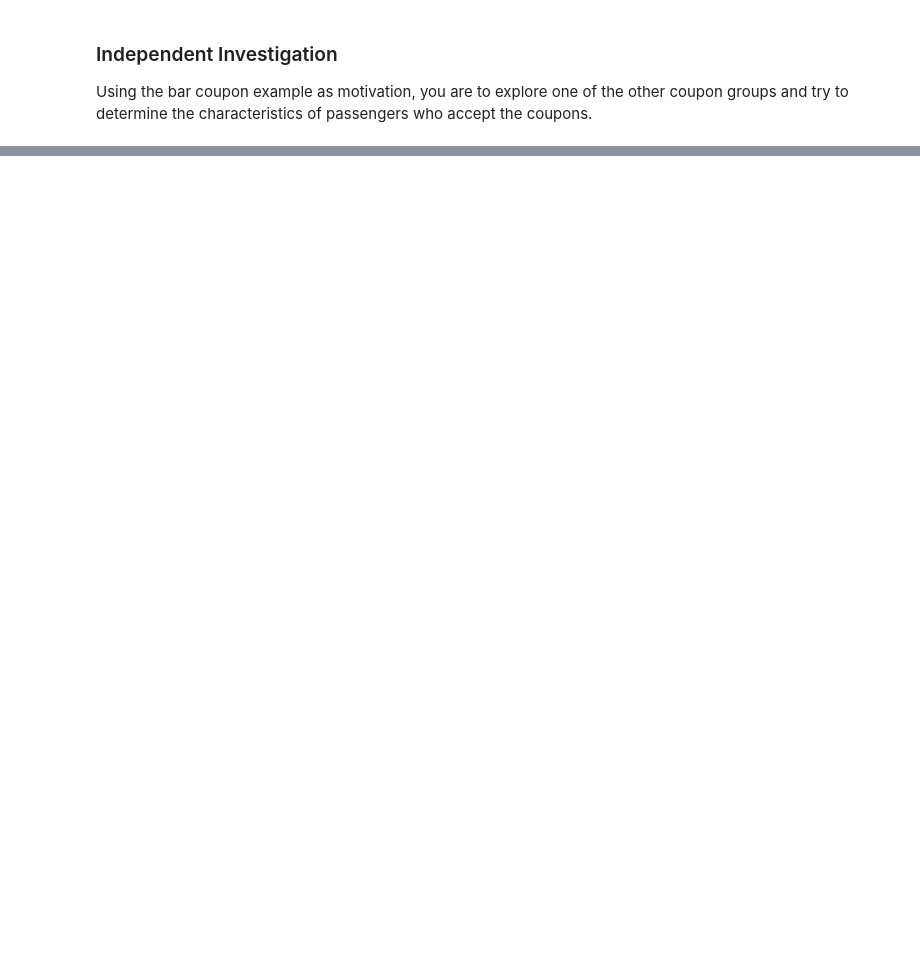
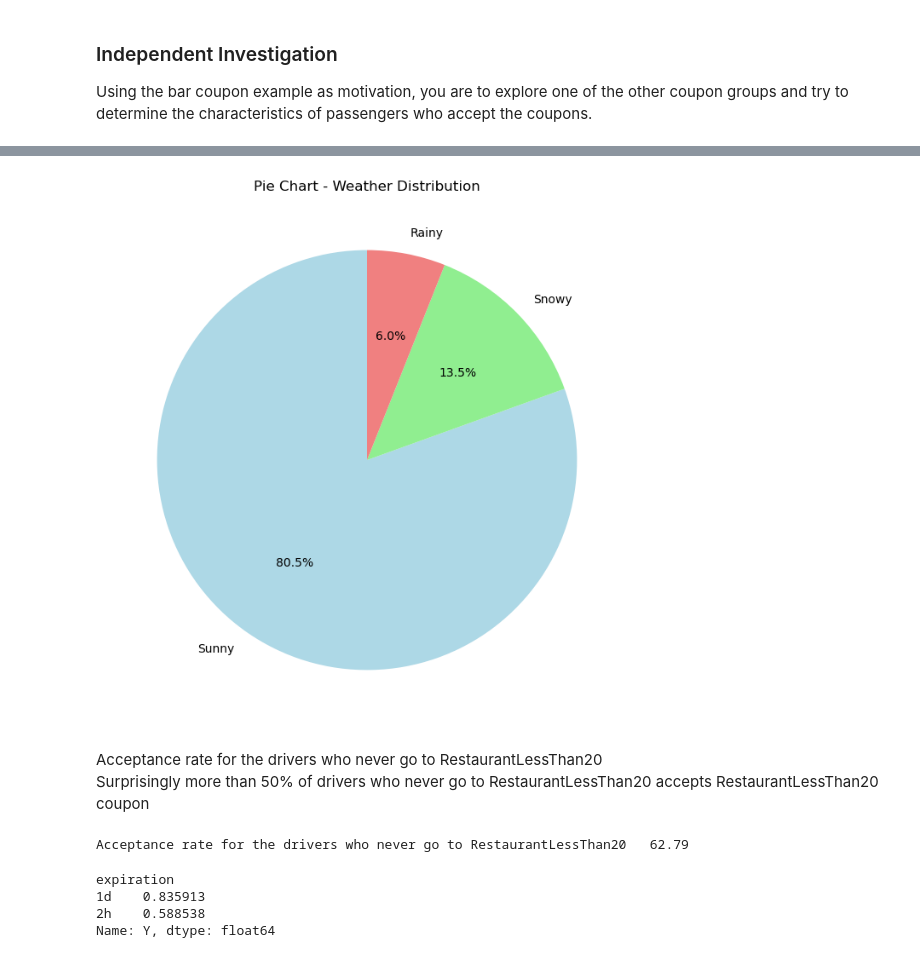
Before and after one commit to neel-mlai-11/-assignment_5_1_starter, a Jupyter notebook: prompt.ipynb, the cells around one changed output, grey strips where cells are left out. Drawn from its saved outputs; the diff is of its cells as text; code cells hidden in the pictures; blank space fills up the shorter version.

```diff
--- a/prompt.ipynb
+++ b/prompt.ipynb
@@ -349,0 +337,30 @@ Using the bar coupon example as motivation, you are to explore one of the other
+# %%
+# which weather has more acceptance for coupon ?
+plt.figure(figsize=(8, 8))
+rest20_data['weather'].value_counts().plot.pie(autopct='%1.1f%%', startangle=90, colors=['lightblue', 'lightgreen', 'lightcoral'])
+plt.title('Pie Chart - Weather Distribution')
+plt.ylabel('')
+plt.show()
+# %% [output]
+[figure, added]
+# %% [markdown]
+Acceptance rate for the drivers who never go to RestaurantLessThan20
+Surprisingly more than 50% of drivers who never go to RestaurantLessThan20 accepts RestaurantLessThan20 coupon
+# %%
+rest20_never = rest20_data[(rest20_data['RestaurantLessThan20'] =='never')]['Y'].mean()
+print ("Acceptance rate for the drivers who never go to RestaurantLessThan20  ", round(rest20_never*100,2))
+# %% [output]
+Acceptance rate for the drivers who never go to RestaurantLessThan20   62.79
+# %%
+rest20_data.groupby('time')['Y'].mean()
+#rest20_data[(rest20_data['time']== '10PM') & ( (rest20_data['maritalStatus']== 'Unmarried partner') | (rest20_data['maritalStatus']== 'Married partner') )]['Y'].mean()
+#rest20_data[(rest20_data['time']== '10PM') & ( (rest20_data['maritalStatus']== 'Divorced') | (rest20_data['maritalStatus']== 'Single') | (rest20_data['maritalStatus']== 'Widowed'))]['Y'].mean()
+
+rest20_data[ ( (rest20_data['maritalStatus']== 'Unmarried partner') | (rest20_data['maritalStatus']== 'Married partner') )]['Y'].mean()
+#rest20_data[ ( (rest20_data['maritalStatus']== 'Divorced') | (rest20_data['maritalStatus']== 'Single') | (rest20_data['maritalStatus']== 'Widowed'))]['Y'].mean()
+rest20_data.groupby('expiration')['Y'].mean()
+# %% [output]
+expiration
+1d    0.835913
+2h    0.588538
+Name: Y, dtype: float64
```
Also changed, not shown: parts of 24 cells of this notebook.
